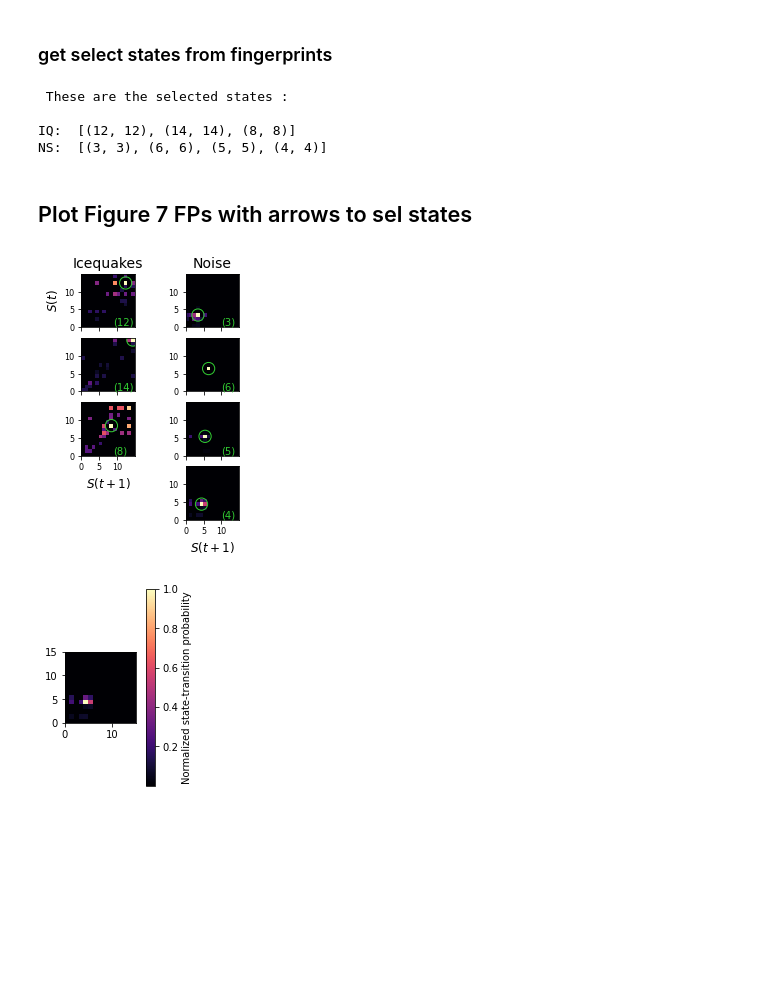
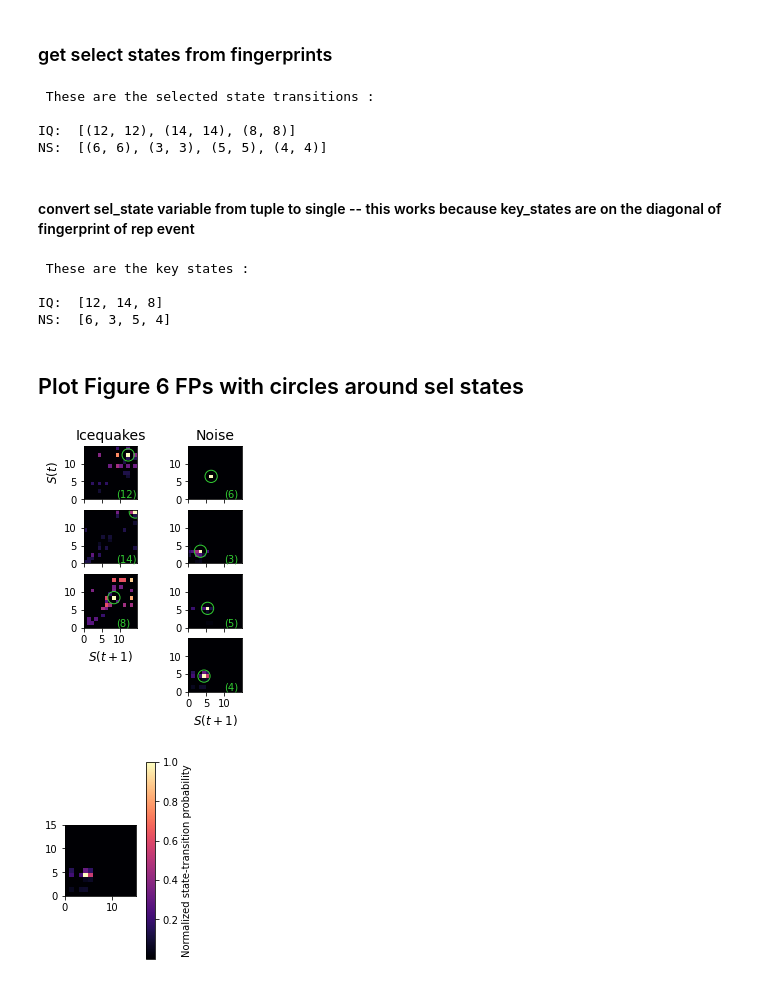
Before and after one commit to tsawi/Unsupervised_ML_Gornergletscher, a Jupyter notebook: notebooks/plotFigures5-7.ipynb, the cells around one changed output. Saved outputs shown, nothing was run; the diff lists cells and outputs as text; code cells hidden in the pictures; blank space fills up the shorter version.

Commit message:
update figures 6,7; add reconstr spectra to repres spectra

```diff
--- a/notebooks/plotFigures5-7.ipynb
+++ b/notebooks/plotFigures5-7.ipynb
@@ -1032,12 +820,12 @@ plt.savefig(pathFig + f'Figure_6.pdf',bbox_inches='tight')
 
 #         return fp
 # %%
-def getMaxIndexFP(fp):
+# def getMaxIndexFP(fp):
 
-    iMax = np.argmax(np.max(fp, axis=1))
-    jMax = np.argmax(np.max(fp, axis=0))
+#     iMax = np.argmax(np.max(fp, axis=1))
+#     jMax = np.argmax(np.max(fp, axis=0))
 
-    return iMax,jMax ##row and column indices of max falue in FP
+#     return iMax,jMax ##row and column indices of max falue in FP
 # %%
 catRep1 = getTopFCat(cat00,1,0)
 catRep1N = getTopFCat(cat00N,1,0)
@@ -1052,7 +840,7 @@ sel_stateN = []
 
 for i, evID in enumerate(catRep1.event_ID):
 
-    fp = functions2.getFP(evID,path_proj,outfile_name)
+    fp = getFP(evID,path_proj,outfile_name)
 
     iMax,jMax = getMaxIndexFP(fp)
 
@@ -1063,7 +851,7 @@ for i, evID in enumerate(catRep1.event_ID):
 
 for i, evID in enumerate(catRep1N.event_ID):
 
-    fp = functions2.getFP(evID,path_projN,outfile_nameN)
+    fp = getFP(evID,path_projN,outfile_nameN)
 
     iMax,jMax = getMaxIndexFP(fp)
 
@@ -1075,16 +863,31 @@ for i, evID in enumerate(catRep1N.event_ID):
 
 
 ###
-print('\n These are the selected states :\n')# (same as their row or column index): \n')
+print('\n These are the selected state transitions :\n')# (same as their row or column index): \n')
 print('IQ: ', sel_state)
 print('NS: ', sel_stateN)
 # %% [output]
- These are the selected states :
+ These are the selected state transitions :
 
 IQ:  [(12, 12), (14, 14), (8, 8)]
-NS:  [(3, 3), (6, 6), (5, 5), (4, 4)]
+NS:  [(6, 6), (3, 3), (5, 5), (4, 4)]
+# %% [markdown]
+#### convert sel_state variable from tuple to single -- this works because key_states are on the diagonal of fingerprint of rep event
+# %%
+#### convert sel_state variable from tuple to single -- this works because key_states are on the diagonal of fingerprint of rep event
+
+sel_state_single = [tup[0] for tup in sel_state if tup[0]==tup[1]]
+sel_state_singleN = [tup[0] for tup in sel_stateN if tup[0]==tup[1]]
+print('\n These are the key states :\n')# (same as their row or column index): \n')
+print('IQ: ', sel_state_single)
+print('NS: ', sel_state_singleN)
+# %% [output]
+ These are the key states :
+
+IQ:  [12, 14, 8]
+NS:  [6, 3, 5, 4]
 # %% [markdown]
-## Plot Figure 7 FPs with arrows to sel states
+## Plot Figure 6 FPs with circles around sel states
 # %%
 plt.figure(figsize=(width1,height1))
 
@@ -1117,7 +920,7 @@ for i, evID in enumerate(catRep1.event_ID):
 
 
     #normalize fps by local max
-    fp = functions2.getFP(evID,path_proj,outfile_name)
+    fp = getFP(evID,path_proj,outfile_name)
     fp = fp / np.max(fp)
 
 
@@ -1166,7 +969,7 @@ for i, evID in enumerate(catRep1N.event_ID):
 
 #     ax.axis('off')
     #normalize fps by local max
-    fp = functions2.getFP(evID,path_projN,outfile_nameN)
+    fp = getFP(evID,path_projN,outfile_nameN)
     fp = fp / np.max(fp)
 
 
@@ -1178,35 +981,35 @@ for i, evID in enumerate(catRep1N.event_ID):
 
     ## plot symbol on key states
 
     plt.scatter(sel_stateN[i][1]+shift,
                 sel_stateN[i][0]+shift,
                 symbolSize,
                 edgecolors='limegreen',
                 color='None',
                 marker='o',
                 linewidths=1)
 
 
     ax.text(10,.5,f'({sel_stateN[i][0]})',color='limegreen',size=10)
     ##ticks
     plt.yticks(ticks = [0,5,10],labels=['0','5','10'])
     plt.xticks(ticks = [0,5,10],labels=['0','5','10'])
 
     #labels
     #labels
     if i == KoptN-1:
         ax.set_xlabel('$S(t+1)$',fontsize=tfont-2)
     else:
         ax.set_xlabel('')
         ax.set_xticklabels('')
 
 
 
 
 
-plt.savefig(pathFig + f'Figure_7.pdf',bbox_inches='tight')
+plt.savefig(pathFig + f'Figure_6.pdf',bbox_inches='tight')
 # %% [output]
-[figure, old version]
+[figure, new version]
 # %%
 ## plot colorbar
 # %%
```
Also changed, not shown: parts of 12 cells of this notebook, 8 other files.
